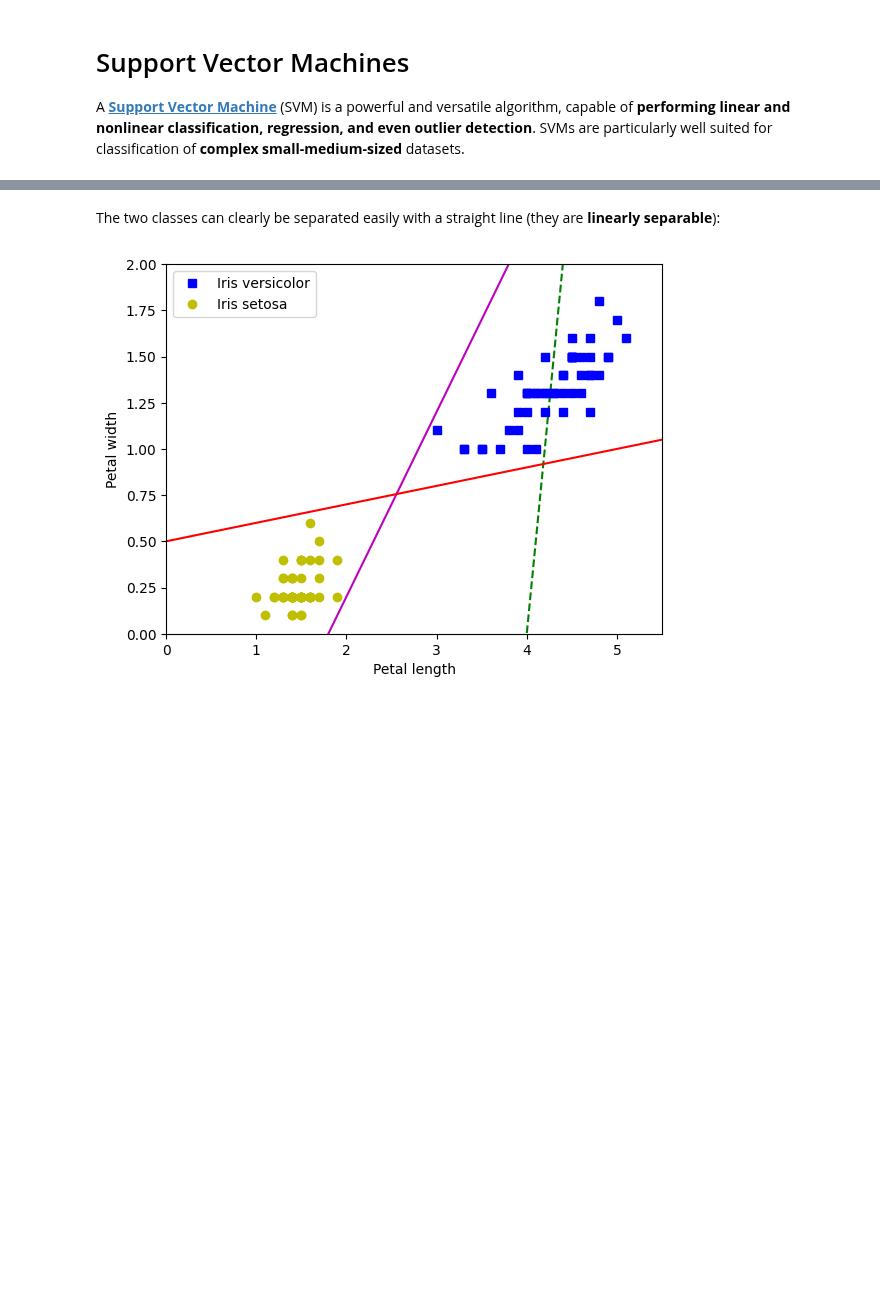
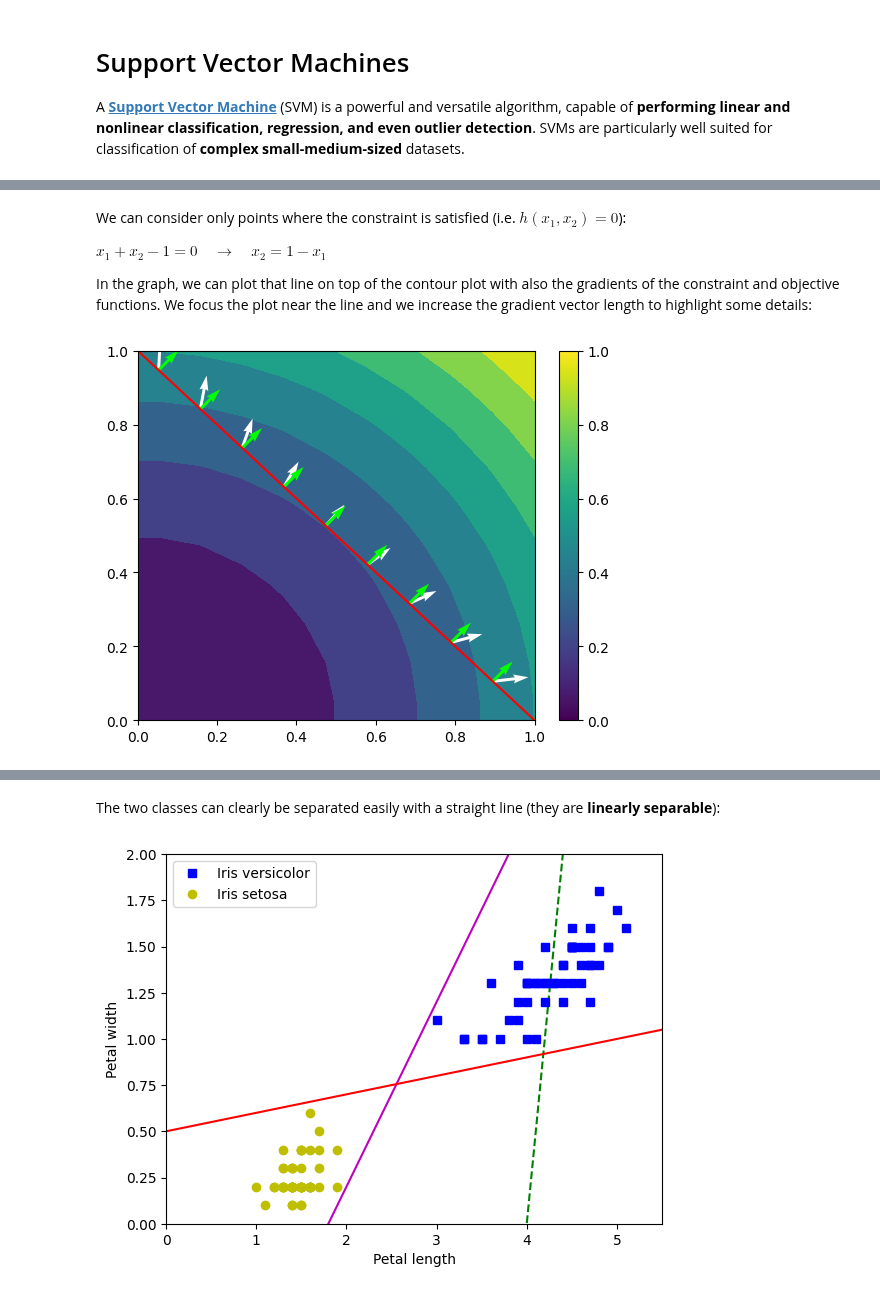
Before and after one commit to riccardoberta/machine-learning, a Jupyter notebook: 07 - Support Vector Machines/notes.ipynb, the cells around one changed output, grey strips where cells are left out. Drawn from its saved outputs; the diff is of its cells as text; code cells hidden in the pictures; blank space fills up the shorter version.

```diff
--- a/07 - Support Vector Machines/notes.ipynb
+++ b/07 - Support Vector Machines/notes.ipynb
@@ -109,0 +190,26 @@ $\displaystyle  \mathcal{\omega, \beta}
+# %% [markdown]
+We can consider only points where the constraint is satisfied (i.e. $h(x_1,x_2)=0$):
+
+$\displaystyle x_1 + x_2 - 1 = 0 \quad \rightarrow \quad x_2 = 1 - x_1$
+
+In the graph, we can plot that line on top of the contour plot with also the gradients of the constraint and objective functions. We focus the plot near the line and we increase the gradient vector length to highlight some details:
+# %%
+x2 = 1 - x1
+
+uf = 2*x1
+vf = 2*x2
+
+ug = 1
+vg = 1
+
+plt.contourf(X1, X2, F)
+plt.quiver(x1, x2, uf, vf, scale = 20, color='white', headlength=5)
+plt.quiver(x1, x2, ug, vg, scale = 20, color='lime', headlength=5)
+plt.plot(x1, x2, color='r')
+plt.colorbar()
+plt.ylim([0, 1])
+plt.xlim([0, 1])
+
+plt.show()
+# %% [output]
+[figure, added]
```
Also changed, not shown: parts of 18 cells of this notebook, 9 other files.
